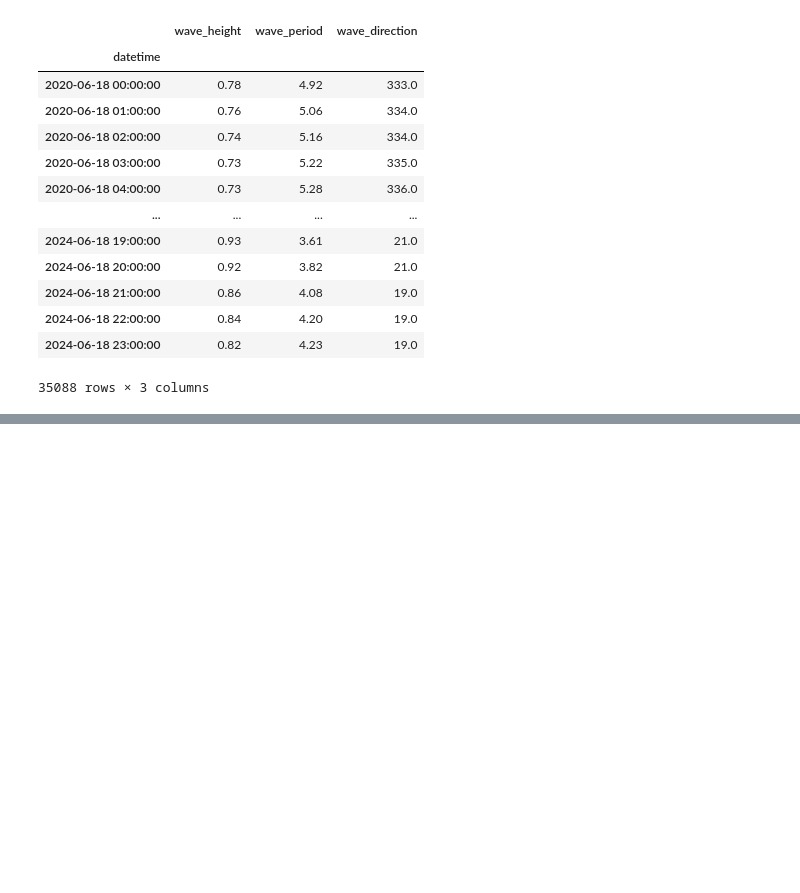
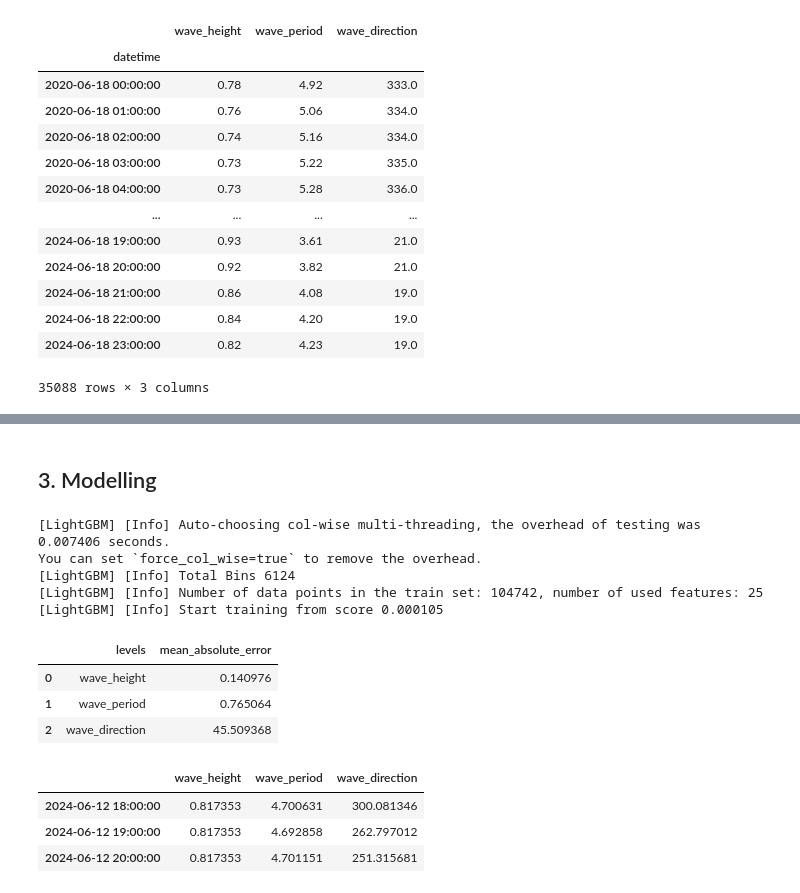
Before and after one commit to AlvaroCorrales/wave-height-app, a Jupyter notebook: Modelling tests.ipynb, the cells around one changed output, grey strips where cells are left out. Drawn from its saved outputs; the diff is of its cells as text; code cells hidden in the pictures; blank space fills up the shorter version.

```diff
--- a/Modelling tests.ipynb
+++ b/Modelling tests.ipynb
@@ -104,0 +198,45 @@ df_target
+# %% [markdown]
+## 3. Modelling
+# %%
+# Train and backtest a model for all items: ForecasterAutoregMultiSeries
+# ======================================================================================
+items = list(df_target.columns)
+
+# Define forecaster
+forecaster_ms = ForecasterAutoregMultiSeries(
+                    regressor          = LGBMRegressor(random_state=42),
+                    lags               = 24,
+                  #   transformer_series = {'wave_direction':SineCosineEncoder()}
+                )
+# Backtesting forecaster for all items
+multi_series_mae, predictions_ms = backtesting_forecaster_multiseries(
+                                       forecaster            = forecaster_ms,
+                                       series                = df_target,
+                                       levels                = None,
+                                       steps                 = 12,
+                                       metric                = 'mean_absolute_error',
+                                    #    add_aggregated_metric = False,
+                                       initial_train_size    = len(df_train) + len(df_val),
+                                       refit                 = False,
+                                       fixed_train_size      = False,
+                                       verbose               = False,
+                                       show_progress         = True
+                                    )
+# Results
+display(multi_series_mae.head(3))
+print('')
+display(predictions_ms.head(3))
+# %% [output]
+[LightGBM] [Info] Auto-choosing col-wise multi-threading, the overhead of testing was 0.007406 seconds.
+You can set `force_col_wise=true` to remove the overhead.
+[LightGBM] [Info] Total Bins 6124
+[LightGBM] [Info] Number of data points in the train set: 104742, number of used features: 25
+[LightGBM] [Info] Start training from score 0.000105
+|  | levels | mean_absolute_error |
+| 0 | wave_height | 0.140976 |
+| 1 | wave_period | 0.765064 |
+| 2 | wave_direction | 45.509368 |
+|  | wave_height | wave_period | wave_direction |
+| 2024-06-12 18:00:00 | 0.817353 | 4.700631 | 300.081346 |
+| 2024-06-12 19:00:00 | 0.817353 | 4.692858 | 262.797012 |
+| 2024-06-12 20:00:00 | 0.817353 | 4.701151 | 251.315681 |
```
Also changed, not shown: parts of 8 cells of this notebook.
